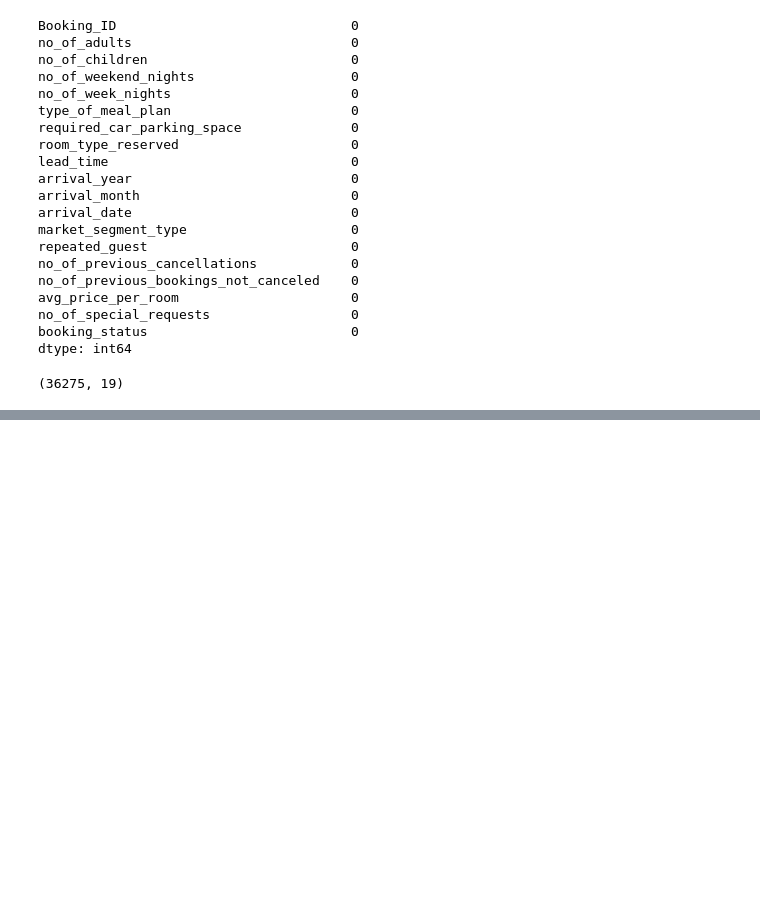
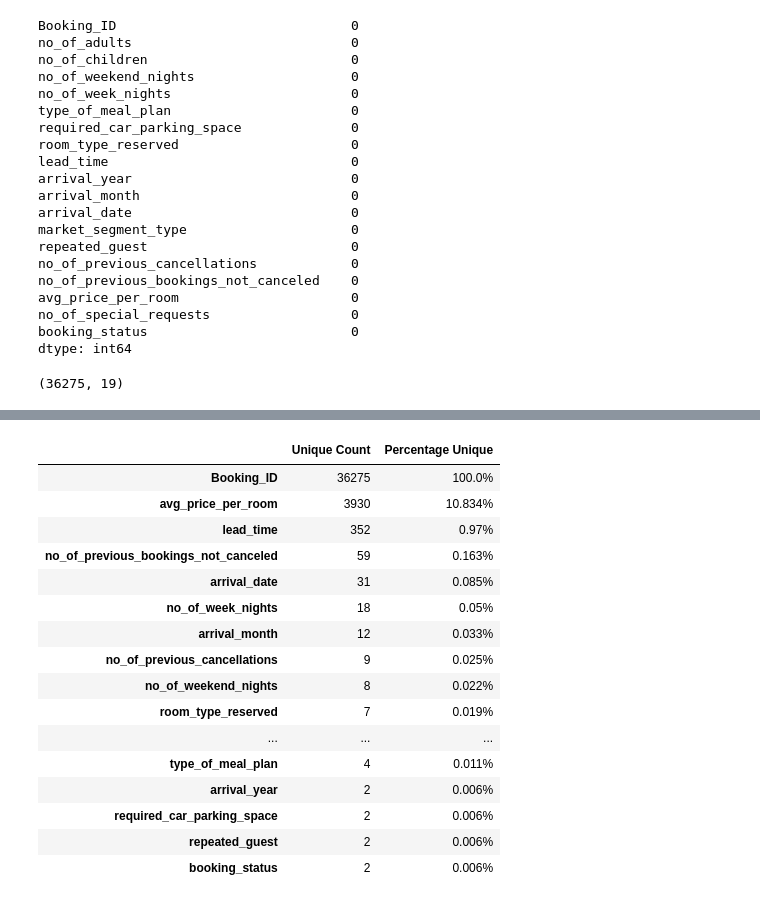
Before and after one commit to navanish17/Lab_assesment, a Jupyter notebook: research/trials.ipynb, the cells around one changed output, grey strips where cells are left out. Saved outputs shown, nothing was run; the diff lists cells and outputs as text; code cells hidden in the pictures; blank space fills up the shorter version.

```diff
--- a/research/trials.ipynb
+++ b/research/trials.ipynb
@@ -91,0 +117,32 @@ df.shape
+# %%
+def unique_counts(df):
+    num_unique = df.nunique().sort_values(ascending=False)
+    pct_unique = ((df.nunique().sort_values(ascending=False) / len(df)) * 100).round(3)
+    pct_unique = pct_unique.astype(str) + '%'
+
+    unique = pd.DataFrame({
+        'Unique Count': num_unique,
+        'Percentage Unique': pct_unique
+    })
+
+    return unique
+# %%
+unique_counts(df)
+# %% [output]
+|  | Unique Count | Percentage Unique |
+| Booking_ID | 36275 | 100.0% |
+| avg_price_per_room | 3930 | 10.834% |
+| lead_time | 352 | 0.97% |
+| no_of_previous_bookings_not_canceled | 59 | 0.163% |
+| arrival_date | 31 | 0.085% |
+| no_of_week_nights | 18 | 0.05% |
+| arrival_month | 12 | 0.033% |
+| no_of_previous_cancellations | 9 | 0.025% |
+| no_of_weekend_nights | 8 | 0.022% |
+| room_type_reserved | 7 | 0.019% |
+| ... | ... | ... |
+| type_of_meal_plan | 4 | 0.011% |
+| arrival_year | 2 | 0.006% |
+| required_car_parking_space | 2 | 0.006% |
+| repeated_guest | 2 | 0.006% |
+| booking_status | 2 | 0.006% |
```
Also changed, not shown: parts of 14 cells of this notebook.
